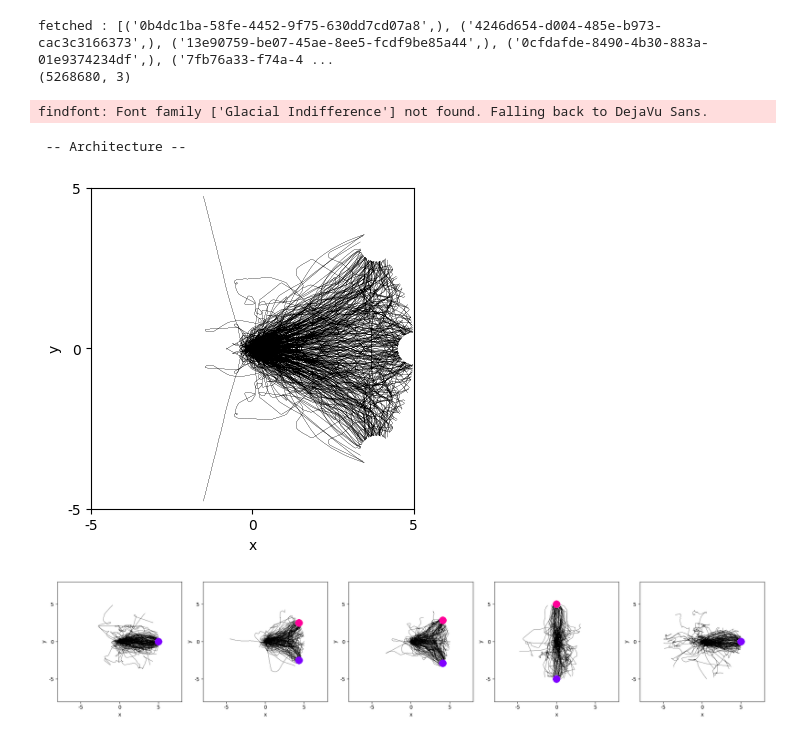
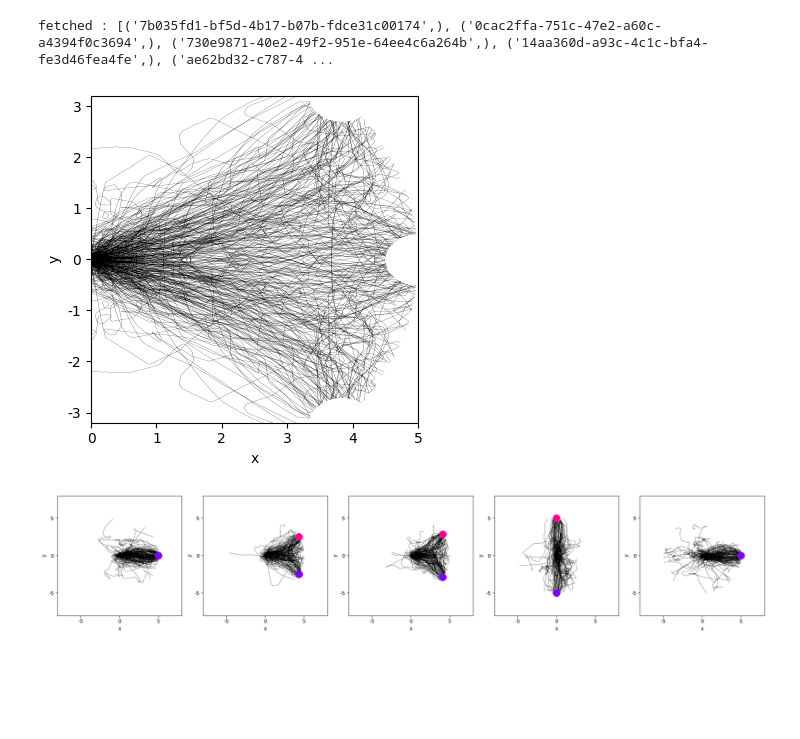
Before and after one commit to RnoB/fly-matrix, a Jupyter notebook: MalkoFly.ipynb, the cells around one changed output. Saved outputs shown, nothing was run; the diff lists cells and outputs as text; code cells hidden in the pictures; blank space fills up the shorter version.

Commit message:
single trajectory images

```diff
--- a/MalkoFly.ipynb
+++ b/MalkoFly.ipynb
@@ -8,7 +8,7 @@ import matplotlib.pyplot as plt
 mf.pb.cMapNotSym = mf.pb.plt.cm.viridis_r
 mf.pb.cMapSym = mf.pb.plt.cm.PuOr_r
 # %%
-nPosts = 3
+nPosts = 2
 dVal = 0.8    # distance cutoff to filter trajectories that end too far from the posts
 
 dataDIR = '/media/user/Samsung_T3/Work/Documents/Data/flyVR/new_experiments/'
@@ -43,26 +43,23 @@ for i in range(0,len(folders)):
     df, massive_experiment = malkofly()
     all_experiments.addFish(massive_experiment)
 # %% [output]
-fetched : [('0b4dc1ba-58fe-4452-9f75-630dd7cd07a8',), ('4246d654-d004-485e-b973-cac3c3166373',), ('13e90759-be07-45ae-8ee5-fcdf9be85a44',), ('0cfdafde-8490-4b30-883a-01e9374234df',), ('7fb76a33-f74a-4 ...
-(5268680, 3)
+fetched : [('7b035fd1-bf5d-4b17-b07b-fdce31c00174',), ('0cac2ffa-751c-47e2-a60c-a4394f0c3694',), ('730e9871-40e2-49f2-951e-64ee4c6a264b',), ('14aa360d-a93c-4c1c-bfa4-fe3d46fea4fe',), ('ae62bd32-c787-4 ...
 # %%
 fig=[]
 
-fig, ax = mf.pb.plot(all_experiments.get((0,2,)).metaFish['x'][:,0],
-                     all_experiments.get((0,2,)).metaFish['x'][:,1],
-                     fig = fig, xlim=(-5,5), ylim=(-5,5), figSize=(4,4),
+fig, ax = mf.pb.plot(all_experiments.get((0,1,)).metaFish['x'][:,0],
+                     all_experiments.get((0,1,)).metaFish['x'][:,1],
+                     fig = fig, xlim=(0,5), ylim=(-3.2,3.2), figSize=(4,4),
                      markers = True, markerSize = 1, alpha = 0.01)
 
-fig, ax = mf.pb.plot(all_experiments.get((0,2,)).metaFish['x'][:,0],
-                     -all_experiments.get((0,2,)).metaFish['x'][:,1],
-                     fig = fig, xlim=(-5,5), ylim=(-5,5), figSize=(4,4),
-                     markers = True, markerSize = 1, alpha = 0.01)
+ax.set_xticks([0,1,2,3,4,5])
+ax.set_yticks([-3,-2,-1,0,1,2,3])
+ax.set_xticklabels([0,1,2,3,4,5])
+ax.set_yticklabels([-3,-2,-1,0,1,2,3])
 
 mf.pb.plt.savefig('/mnt/ssd1/Documents/Vivek/flyVR/fly-matrix/figures/trajectory_' + str(nPosts) + '.png', format='png', dpi=300)
 # %% [output]
-findfont: Font family ['Glacial Indifference'] not found. Falling back to DejaVu Sans.
- -- Architecture --
-[figure, old version]
+[figure, new version]
 # %%
 xTab = 5
 yTab = len(folders)
```
Also changed, not shown: 2 other files.
